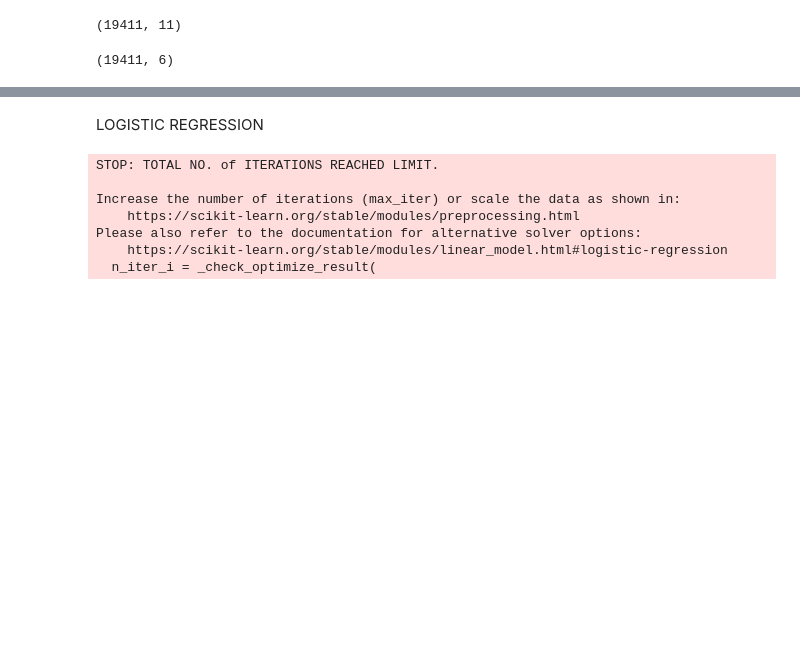
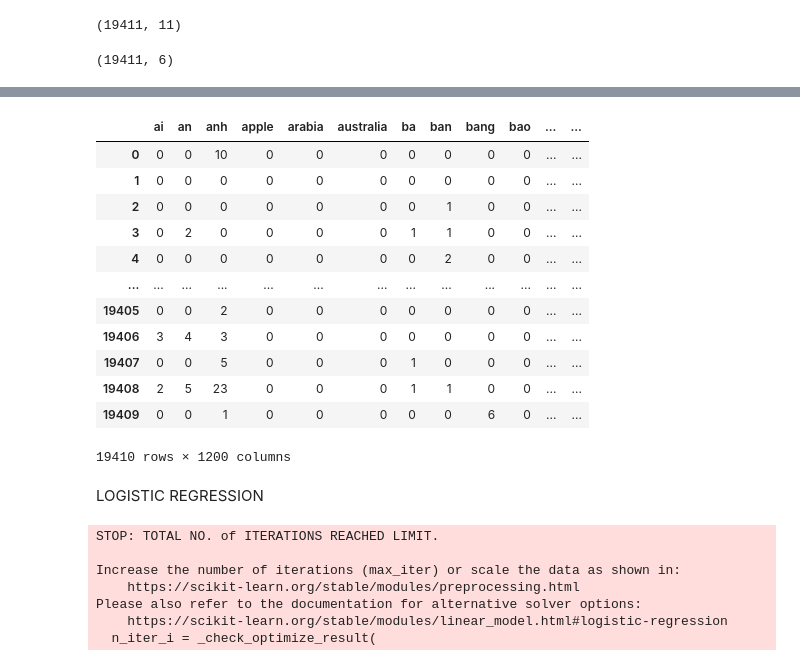
Before and after one commit to haitranquang-official/Vietnamese-text-classification, a Jupyter notebook: model/model.ipynb, the cells around one changed output, grey strips where cells are left out. Cells and saved outputs as stored; diff of their text form; code cells hidden in the pictures; blank space fills up the shorter version.

```diff
--- a/model/model.ipynb
+++ b/model/model.ipynb
@@ -77,3 +107,24 @@ y = df.iloc[0:19410, 5].values
+# %%
+tokens_count = X
+# %%
+counts = pd.DataFrame(tokens_count,
+                      columns=countv.get_feature_names_out())
+# %%
+counts
+# %% [output]
+|  | ai | an | anh | apple | arabia | australia | ba | ban | bang | bao | ... | ... |
+| 0 | 0 | 0 | 10 | 0 | 0 | 0 | 0 | 0 | 0 | 0 | ... | ... |
+| 1 | 0 | 0 | 0 | 0 | 0 | 0 | 0 | 0 | 0 | 0 | ... | ... |
+| 2 | 0 | 0 | 0 | 0 | 0 | 0 | 0 | 1 | 0 | 0 | ... | ... |
+| 3 | 0 | 2 | 0 | 0 | 0 | 0 | 1 | 1 | 0 | 0 | ... | ... |
+| 4 | 0 | 0 | 0 | 0 | 0 | 0 | 0 | 2 | 0 | 0 | ... | ... |
+| ... | ... | ... | ... | ... | ... | ... | ... | ... | ... | ... | ... | ... |
+| 19405 | 0 | 0 | 2 | 0 | 0 | 0 | 0 | 0 | 0 | 0 | ... | ... |
+| 19406 | 3 | 4 | 3 | 0 | 0 | 0 | 0 | 0 | 0 | 0 | ... | ... |
+| 19407 | 0 | 0 | 5 | 0 | 0 | 0 | 1 | 0 | 0 | 0 | ... | ... |
+| 19408 | 2 | 5 | 23 | 0 | 0 | 0 | 1 | 1 | 0 | 0 | ... | ... |
+| 19409 | 0 | 0 | 1 | 0 | 0 | 0 | 0 | 0 | 6 | 0 | ... | ... |
+19410 rows × 1200 columns
 # %%
 from sklearn.model_selection import train_test_split
 X_train, X_test, y_train, y_test = train_test_split(X, y, test_size = 0.20, random_state = 0)
```
Also changed, not shown: parts of 29 cells of this notebook.
